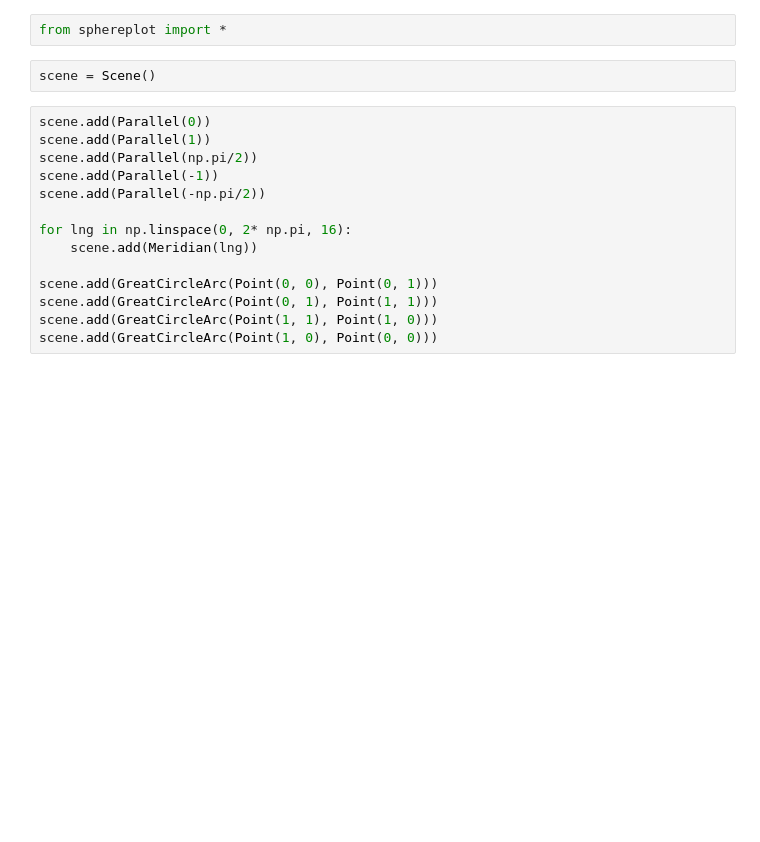
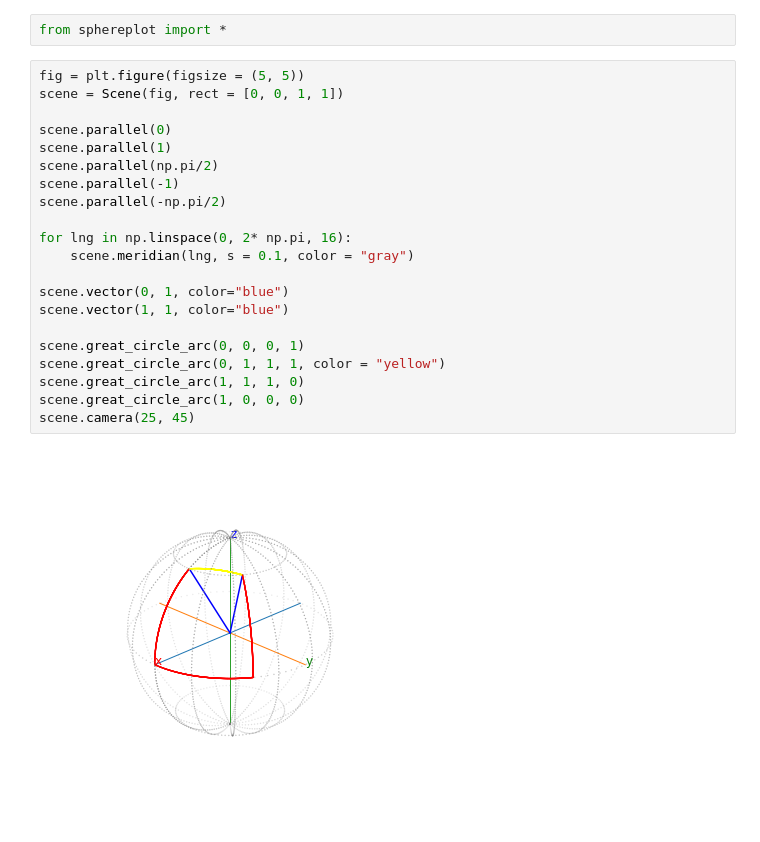
Before and after one commit to vitcpp/sphereplot, a Jupyter notebook: sphereplot.ipynb, the cells around one changed output. Saved outputs shown, nothing was run; the diff lists cells and outputs as text; blank space fills up the shorter version.

```diff
--- a/sphereplot.ipynb
+++ b/sphereplot.ipynb
@@ -1,18 +1,25 @@
 # %%
 from sphereplot import *
-# %%
-scene = Scene()
 # %%
-scene.add(Parallel(0))
-scene.add(Parallel(1))
-scene.add(Parallel(np.pi/2))
-scene.add(Parallel(-1))
-scene.add(Parallel(-np.pi/2))
+fig = plt.figure(figsize = (5, 5))
+scene = Scene(fig, rect = [0, 0, 1, 1])
+
+scene.parallel(0)
+scene.parallel(1)
+scene.parallel(np.pi/2)
+scene.parallel(-1)
+scene.parallel(-np.pi/2)
 
 for lng in np.linspace(0, 2* np.pi, 16):
-	scene.add(Meridian(lng))
+	scene.meridian(lng, s = 0.1, color = "gray")
 
-scene.add(GreatCircleArc(Point(0, 0), Point(0, 1)))
-scene.add(GreatCircleArc(Point(0, 1), Point(1, 1)))
-scene.add(GreatCircleArc(Point(1, 1), Point(1, 0)))
-scene.add(GreatCircleArc(Point(1, 0), Point(0, 0)))
+scene.vector(0, 1, color="blue")
+scene.vector(1, 1, color="blue")
+
+scene.great_circle_arc(0, 0, 0, 1)
+scene.great_circle_arc(0, 1, 1, 1, color = "yellow")
+scene.great_circle_arc(1, 1, 1, 0)
+scene.great_circle_arc(1, 0, 0, 0)
+scene.camera(25, 45)
+# %% [output]
+[figure, added]
```
Also changed, not shown: parts of 1 cell of this notebook, 2 other files.
